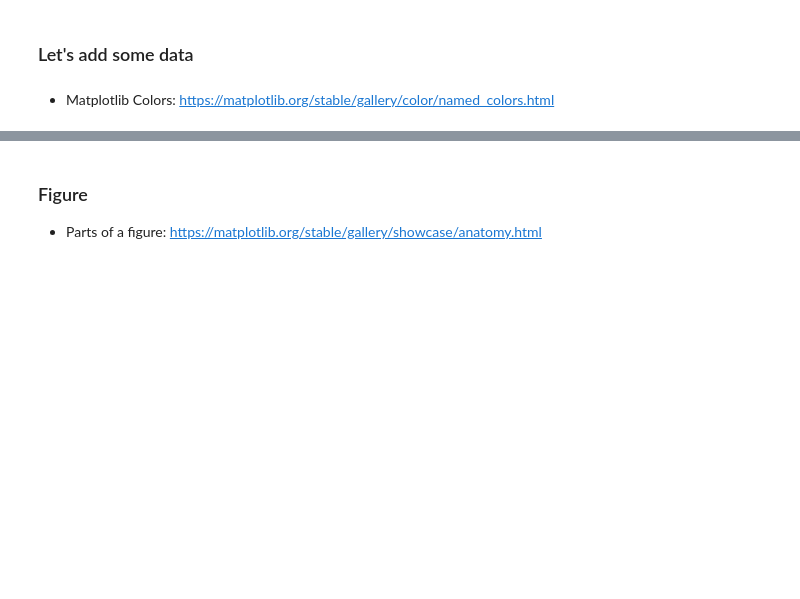
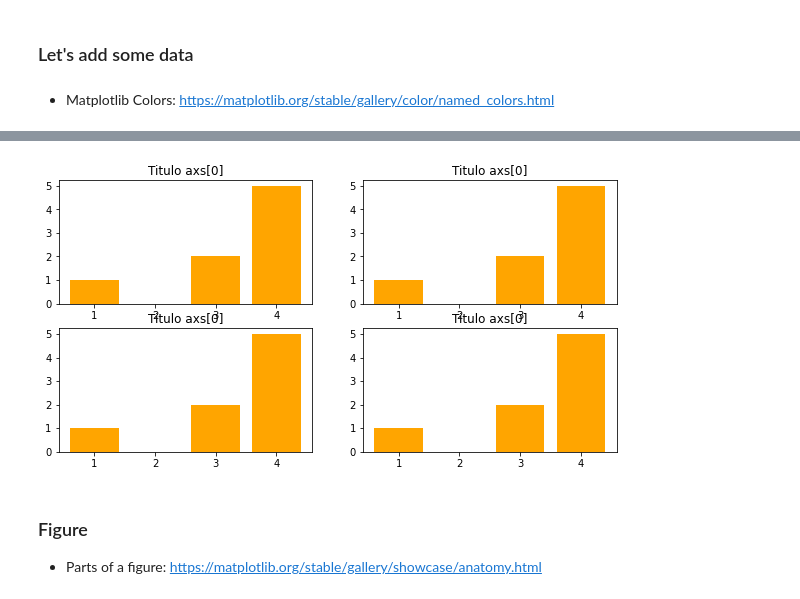
Before and after one commit to pedroteche-ih/64_PT_NOV202111, a Jupyter notebook: aulas/64 DA PT NOV-2021 Aula 20220212.ipynb, the cells around one changed output, grey strips where cells are left out. Saved outputs shown, nothing was run; the diff lists cells and outputs as text; code cells hidden in the pictures; blank space fills up the shorter version.

```diff
--- a/aulas/64 DA PT NOV-2021 Aula 20220212.ipynb
+++ b/aulas/64 DA PT NOV-2021 Aula 20220212.ipynb
@@ -50,3 +61,16 @@ axs[1].plot([1, 2, 3, 4], [1, 0, 2, 5], color='red')
+# %%
+# your code here!
+fig, axs = plt.subplots(2, 2, figsize=(10,5))
+axs[0][0].bar([1, 2, 3, 4], [1, 0, 2, 5], color='orange')
+axs[0][0].set_title('Titulo axs[0]')
+axs[0][1].bar([1, 2, 3, 4], [1, 0, 2, 5], color='orange')
+axs[0][1].set_title('Titulo axs[0]')
+axs[1][0].bar([1, 2, 3, 4], [1, 0, 2, 5], color='orange')
+axs[1][0].set_title('Titulo axs[0]')
+axs[1][1].bar([1, 2, 3, 4], [1, 0, 2, 5], color='orange')
+axs[1][1].set_title('Titulo axs[0]');
+# %% [output]
+[figure, added]
 # %% [markdown]
 ### Figure
 * Parts of a figure: https://matplotlib.org/stable/gallery/showcase/anatomy.html
```
Also changed, not shown: parts of 50 cells of this notebook.
